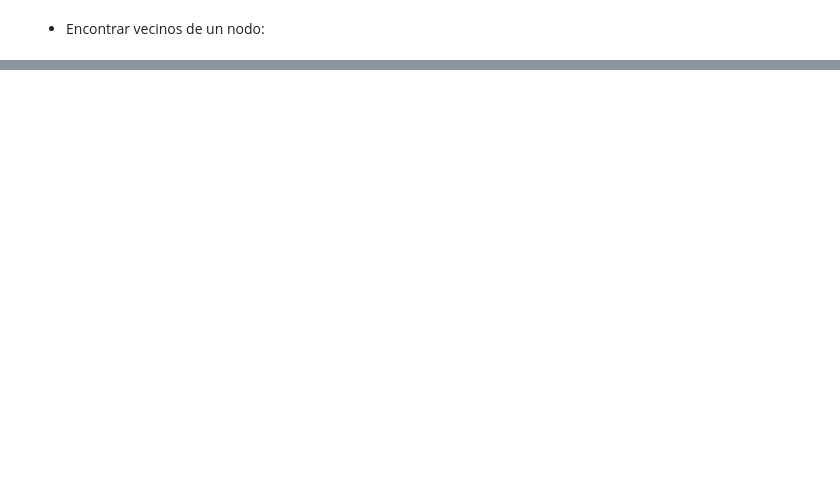
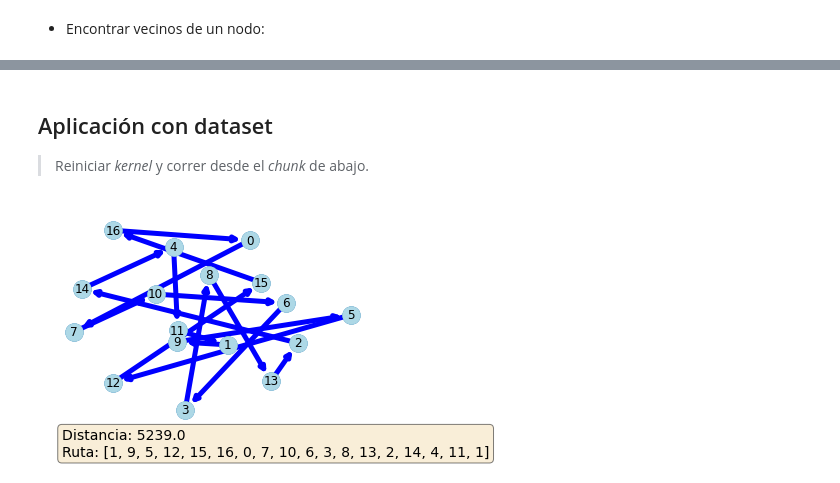
Before and after one commit to optimizacion-2-2021-1-gh-classroom/practica-1-segunda-parte-ltejadal, a Jupyter notebook: notebooks/preliminares.ipynb, the cells around one changed output, grey strips where cells are left out. Saved outputs shown, nothing was run; the diff lists cells and outputs as text; code cells hidden in the pictures; blank space fills up the shorter version.

```diff
--- a/notebooks/preliminares.ipynb
+++ b/notebooks/preliminares.ipynb
@@ -154,0 +729,5 @@ Nodo: 4 / neighbor 3
+# %% [markdown]
+## Aplicación con dataset
+
+
+> Reiniciar _kernel_ y correr desde el _chunk_ de abajo.
@@ -154,0 +740,17 @@ Nodo: 4 / neighbor 3
+# %%
+import tsplib95
+data_path2 = '../../datasets/gr17.tsp'
+# %%
+problem = tsplib95.load(data_path2)
+G = problem.get_graph()
+G_num = nx.to_numpy_matrix(G)
+# diccionario de distancias
+dic_dists = create_dic_dist_from_graph(G)
+tau = init_ferom(G)
+eta = init_atrac(G,dic_dists)
+A = atraccion_nodos(G, tau, eta, alpha=1, beta=5)
+route, dist = hormiga_recorre(G,dic_dists, A, tau, 1, x_best=[], y_best= float('inf'))
+# %%
+graph_optim_path(G, route, dist)
+# %% [output]
+[figure, added]
```
Also changed, not shown: parts of 52 cells of this notebook.
